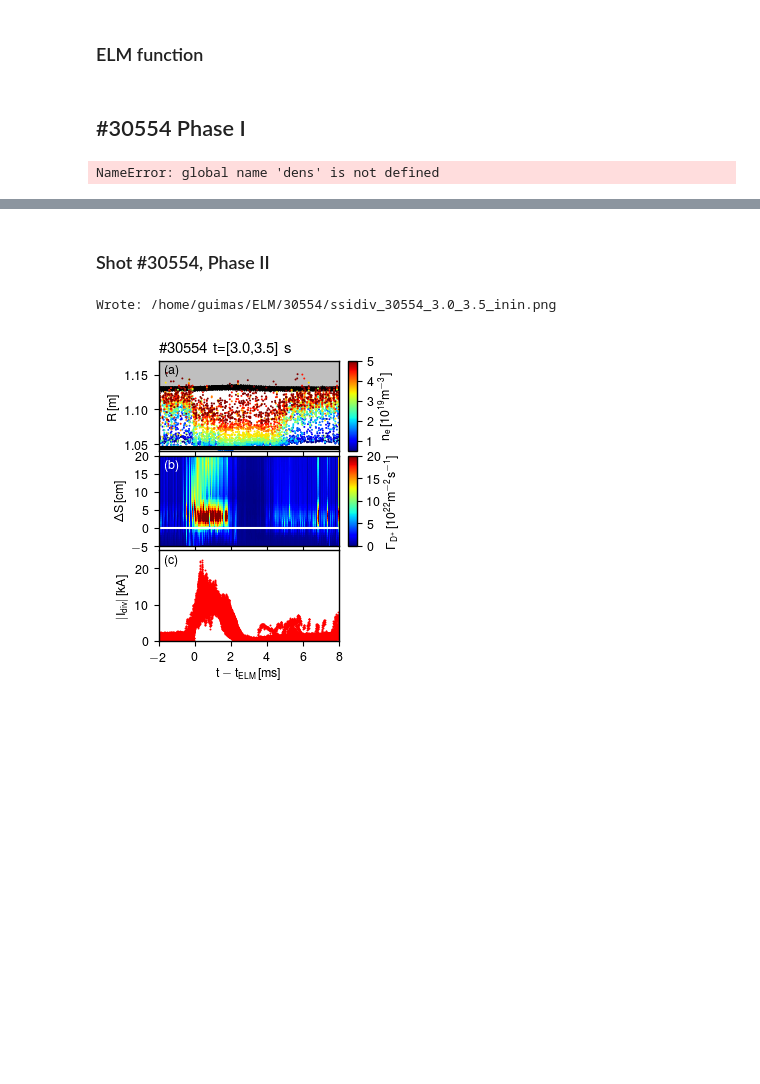
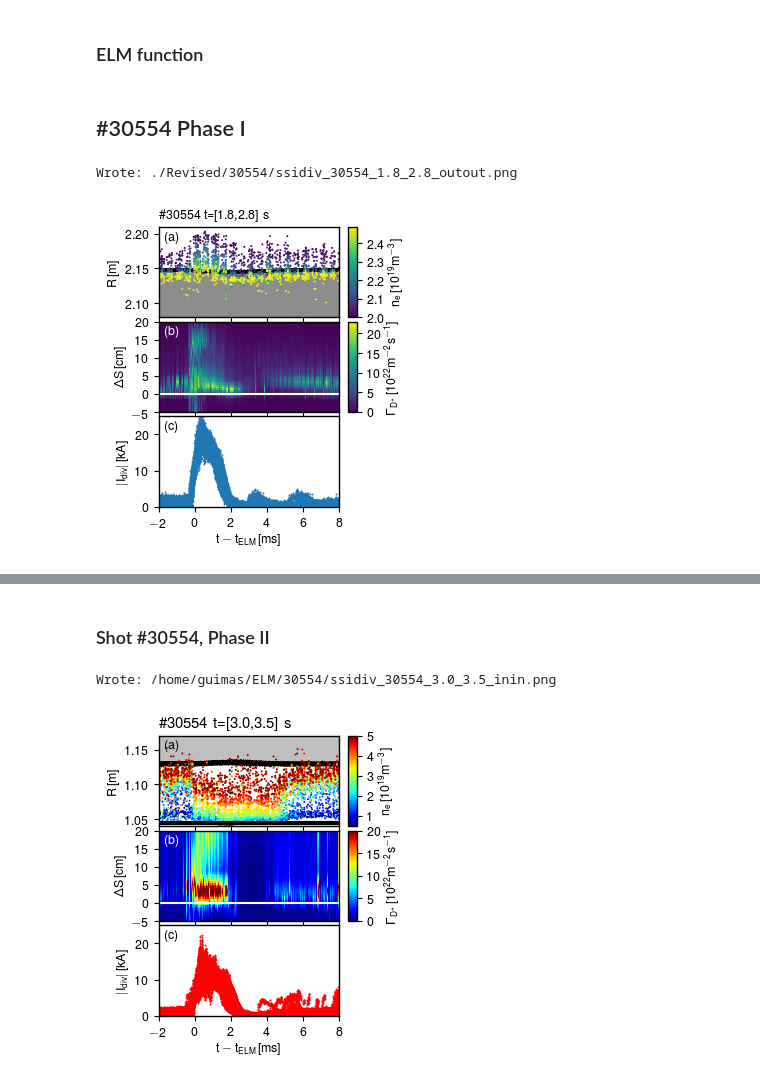
Before and after one commit to guimarais/Hmode_Figures, a Jupyter notebook: ELM_cycles.ipynb, the cells around one changed output, grey strips where cells are left out. Cells and saved outputs as stored; diff of their text form; code cells hidden in the pictures; blank space fills up the shorter version.

```diff
--- a/ELM_cycles.ipynb
+++ b/ELM_cycles.ipynb
@@ -27,7 +32,8 @@ def smooth2d(data,N):
 def three_starksync_paper(shotnr, ti, tf, preft=0.002, suft=0.008,
                           refside='in', divside='in', divitem='jsat',
                           ref_exper='AUGD', elm_exper='AUGD',
-                          min=0.5, maxdens=3.0,
+                          ref_edition=0, elm_edition=0,
+                          mindens=0.5, maxdens=3.0,
                           minydiv=-5, maxydiv=20, divtickfreq=5, vmax=20, vmaxdiv=5):
 
     """Ref, divertor and Idiv data ELM Conditional Averaging
@@ -51,12 +57,18 @@ def three_starksync_paper(shotnr, ti, tf, preft=0.002, suft=0.008,
 
     th, rh = sigelmsync(shotnr, "RDL", refsgr, ti=ti, tf=tf, preft=preft, suft=suft, elm_exper=elm_exper)
 
-    ##Get all layers from the density interval
-    rdl = dd.shotfile('RDL', shotnr, experiment=ref_exper)
-    densities = rdl.getParameter('Aux', 'ne')
+    #Get the densities stored in the shotfile
+    rdl = dd.shotfile('RDL', shotnr, experiment=ref_exper, edition=ref_edition)
+    dum1 = rdl.getParameter('Aux','ne')
+    densities = np.array(dum1.data)
     rdl.close()
 
-    rdl_dens_i = (densities.data >= mindens*1e19)&(densities.data <= maxdens*1e19)
+    ##Don't use all data
+    nchans = 11
+    rh = rh[1:nchans]
+
+    ## Check densities used (shortcut without dd)
+    dens = np.linspace(mindens, maxdens, 12)
 
     ####Separatrix
     trin, rin = sigelmsync(shotnr, "FPG", separatrix_signal, ti=ti, tf=tf,
@@ -92,12 +104,11 @@ def three_starksync_paper(shotnr, ti, tf, preft=0.002, suft=0.008,
     titlestr =  '\#' + str(shotnr) + ' t=[' + str(ti) +','+ str(tf) + '] s'
     ax1.set_title(titlestr, loc='left', fontsize=9)
 
-    ax1.text(0.03, 0.85, '(a)', transform = ax1.transAxes, color='black')
+    ax1.text(0.03, 0.85, '(a)', transform = ax1.transAxes)
     ax2.text(0.03, 0.85, '(b)', transform = ax2.transAxes, color='white')
-    ax3.text(0.03, 0.85, '(c)', transform = ax3.transAxes, color='black')
+    ax3.text(0.03, 0.85, '(c)', transform = ax3.transAxes)
 
     ######################################
-
     indr = sorted(xrange(len(trin)), key=lambda ix: trin[ix])
     trinsort = trin[indr]
     rinsort = rin[indr]
@@ -120,6 +131,12 @@ def three_starksync_paper(shotnr, ti, tf, preft=0.002, suft=0.008,
 
     ########
     cmap = cm.get_cmap('viridis')
+    neindex = (fne>=mindens)&(fne<=maxdens)
+
+    quaak1 = fth[neindex]
+    quaak2 = frh[neindex]
+    quaak3 = fne[neindex]
+
     sc = ax1.scatter(fth, frh, c=fne, s=2.0, lw=0, cmap=cmap)
 
     ###Colorbar
@@ -131,7 +148,7 @@ def three_starksync_paper(shotnr, ti, tf, preft=0.002, suft=0.008,
                    bbox_transform=ax1.transAxes,
                    borderpad=0,
                )
-    cbar = plt.colorbar(sc, cax=axins, ticks=(np.arange(0.0, max(fne)+1.0, 0.5)))
+    cbar = plt.colorbar(sc, cax=axins)# ticks=(np.arange(0.0, max(fne)+1.0, 1.0)))
     cbar.set_label(r'$\mathrm{n_{e}\,[10^{19}m^{-3}]}$')
 
     ax1.set_ylim([minyval, maxyval])
@@ -145,7 +162,7 @@ def three_starksync_paper(shotnr, ti, tf, preft=0.002, suft=0.008,
     plt.setp(ax2.get_xticklabels(), visible=False)
     ######################################
 
-    #Maximum vertical value for the emapping
+    #Maximum vertical value for the mapping
     if divitem == 'nev':
         vmax = 80
         cbticks = np.linspace(20, vmax, 4)
@@ -173,7 +190,7 @@ def three_starksync_paper(shotnr, ti, tf, preft=0.002, suft=0.008,
                    borderpad=0,
                )
 
-    cbar = plt.colorbar(sc2, cax=axins, ticks=(np.arange(0.0, vmax+2.0, 5.0)))
+    cbar = plt.colorbar(sc2, cax=axins, ticks=(np.arange(0.0, vmax+1.0, 5.0)))
     cbar.set_label(r"$\mathrm{\Gamma_{D^{+}}\,[10^{22}m^{-2}s^{-1}]}$")
 
     ax2.set_ylim([graphsets['minydiv'], graphsets['maxydiv']])
@@ -216,6 +233,7 @@ def three_starksync_paper(shotnr, ti, tf, preft=0.002, suft=0.008,
     print "Wrote: " + filename
 
     plt.show()
+    return fth, frh, fne
 # %% [markdown]
 ## #30554 Phase I
 # %%
@@ -230,6 +248,8 @@ mintime = -preft*1e3
 maxtime = suft*1e3
 # %%
 #three_starksync_paper(shotnr, ti, tf, preft=preft, suft=suft, refside='in', divside='in', elm_exper='guimas')
-three_starksync_paper(shotnr, ti, tf, preft=preft, suft=suft, refside='out', divside='out', elm_exper='guimas')
+t,r,n = three_starksync_paper(shotnr, ti, tf, preft=preft, suft=suft, refside='out', divside='out',
+                              elm_exper='guimas',vmax=23, mindens=2.0, maxdens=2.6)
 # %% [output]
-NameError: global name 'dens' is not defined
+Wrote: ./Revised/30554/ssidiv_30554_1.8_2.8_outout.png
+[figure, added]
```
Also changed, not shown: parts of 4 cells of this notebook, 17 other files.
